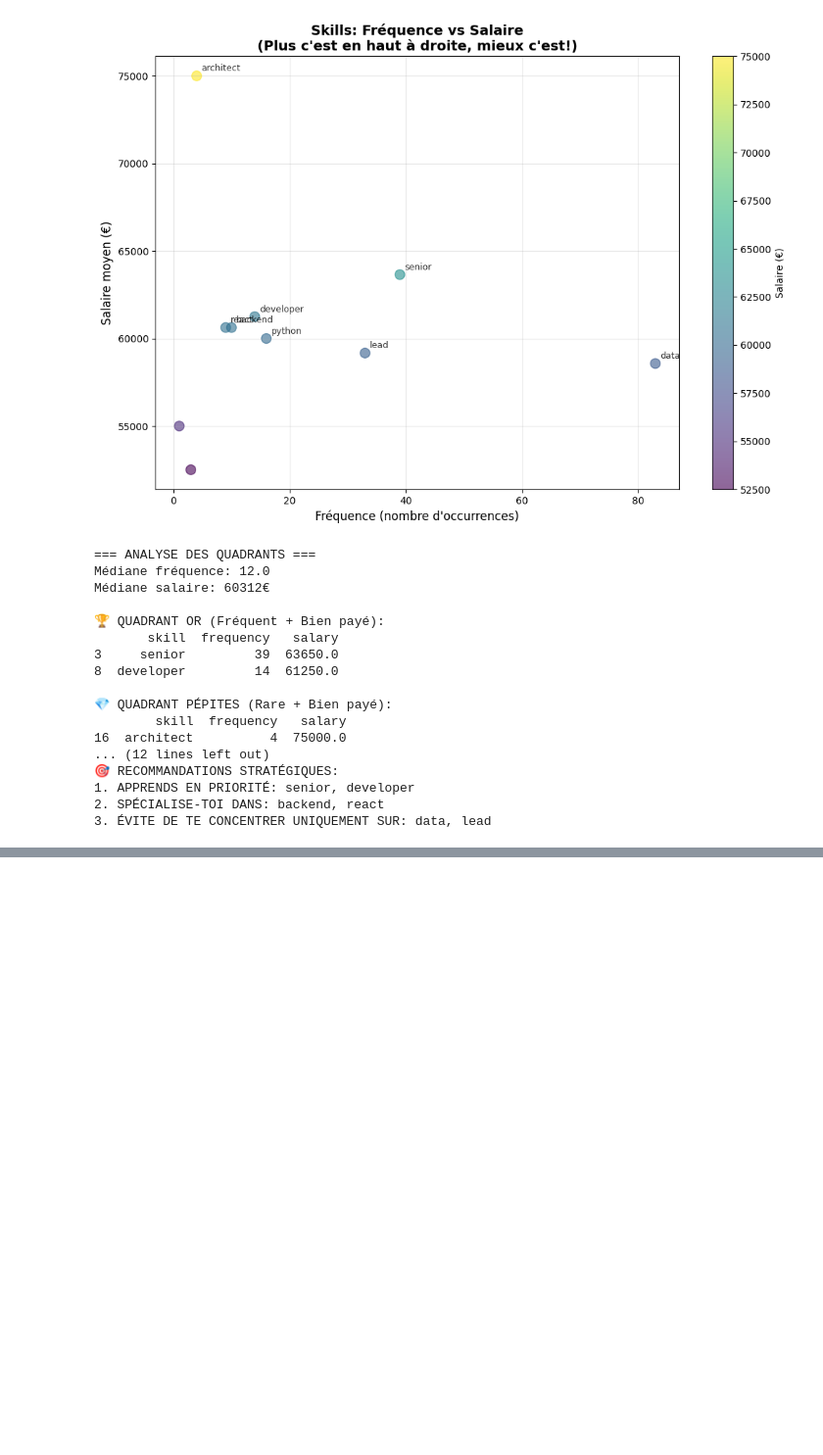
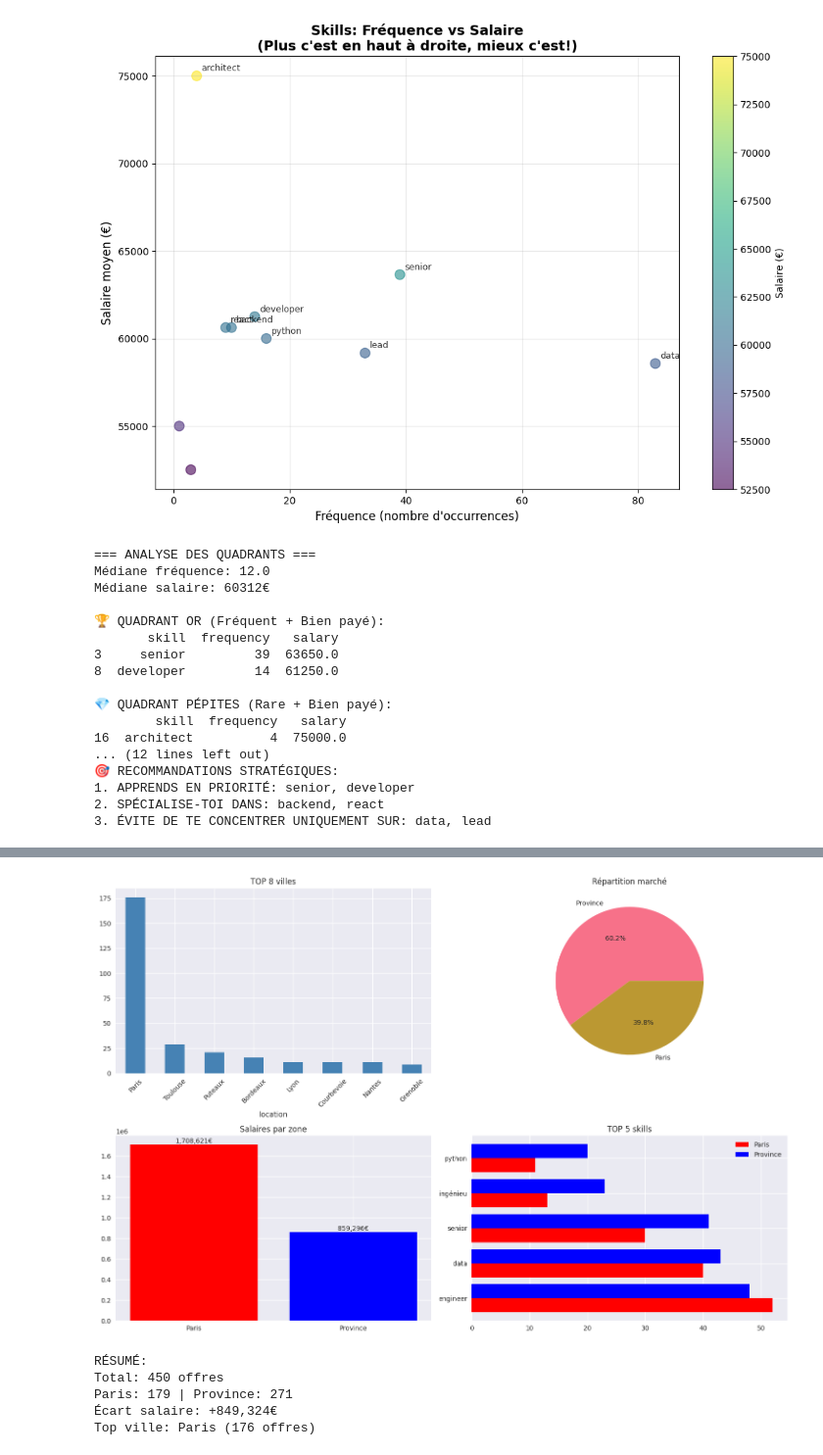
Before and after one commit to Tedsuno/market-intelligence, a Jupyter notebook: analystics/analytics.ipynb, the cells around one changed output, grey strips where cells are left out. Shown: that part at 98% size. Drawn from its saved outputs; the diff is of its cells as text; code cells hidden in the pictures; blank space fills up the shorter version.

```diff
--- a/analystics/analytics.ipynb
+++ b/analystics/analytics.ipynb
@@ -395,0 +473,72 @@ Médiane salaire: 60312€
+# %%
+import pandas as pd
+import matplotlib.pyplot as plt
+from collections import Counter
+
+df['zone'] = df['location'].apply(lambda x: 'Paris' if 'Paris' in str(x) or 'Défense' in str(x) else 'Province')
+
+fig, ((ax1, ax2), (ax3, ax4)) = plt.subplots(2, 2, figsize=(15, 10))
+
+
+ville_counts = df['location'].value_counts().head(8)
+ville_counts.plot(kind='bar', ax=ax1, color='steelblue')
+ax1.set_title('TOP 8 villes')
+ax1.tick_params(axis='x', rotation=45)
+
+
+zone_counts = df['zone'].value_counts()
+ax2.pie(zone_counts.values, labels=zone_counts.index, autopct='%1.1f%%')
+ax2.set_title('Répartition marché')
+
+
+df_sal = df[df['salary_average'].notna()]
+if len(df_sal) > 0:
+    sal_zone = df_sal.groupby('zone')['salary_average'].mean()
+    bars = ax3.bar(sal_zone.index, sal_zone.values, color=['red', 'blue'])
+    ax3.set_title('Salaires par zone')
+    for bar, val in zip(bars, sal_zone.values):
+        ax3.text(bar.get_x() + bar.get_width()/2, bar.get_height() + 1000,
+                 f'{int(val):,}€', ha='center', va='bottom')
+
+def get_top_skills():
+    skills_paris = []
+    skills_province = []
+
+    for _, row in df.iterrows():
+        if isinstance(row['skills_clean'], list):
+            if row['zone'] == 'Paris':
+                skills_paris.extend(row['skills_clean'])
+            else:
+                skills_province.extend(row['skills_clean'])
+
+    return Counter(skills_paris).most_common(5), Counter(skills_province).most_common(5)
+
+paris_top, province_top = get_top_skills()
+skills_p = [x[0] for x in paris_top]
+skills_pr = [x[0] for x in province_top]
+
+x = range(5)
+ax4.barh([i-0.2 for i in x], [x[1] for x in paris_top], 0.4, label='Paris', color='red')
+ax4.barh([i+0.2 for i in x], [x[1] for x in province_top], 0.4, label='Province', color='blue')
+ax4.set_yticks(x)
+ax4.set_yticklabels([f"{p[:8]}" for p in skills_p])
+ax4.set_title('TOP 5 skills')
+ax4.legend()
+
+plt.tight_layout()
+plt.show()
+
+print("RÉSUMÉ:")
+print(f"Total: {len(df)} offres")
+print(f"Paris: {zone_counts['Paris']} | Province: {zone_counts['Province']}")
+if len(df_sal) > 0:
+    ecart = sal_zone['Paris'] - sal_zone['Province']
+    print(f"Écart salaire: +{int(ecart):,}€")
+print(f"Top ville: {ville_counts.index[0]} ({ville_counts.iloc[0]} offres)")
+# %% [output]
+[figure, added]
+RÉSUMÉ:
+Total: 450 offres
+Paris: 179 | Province: 271
+Écart salaire: +849,324€
+Top ville: Paris (176 offres)
```
Also changed, not shown: parts of 27 cells of this notebook, 7 other files.
